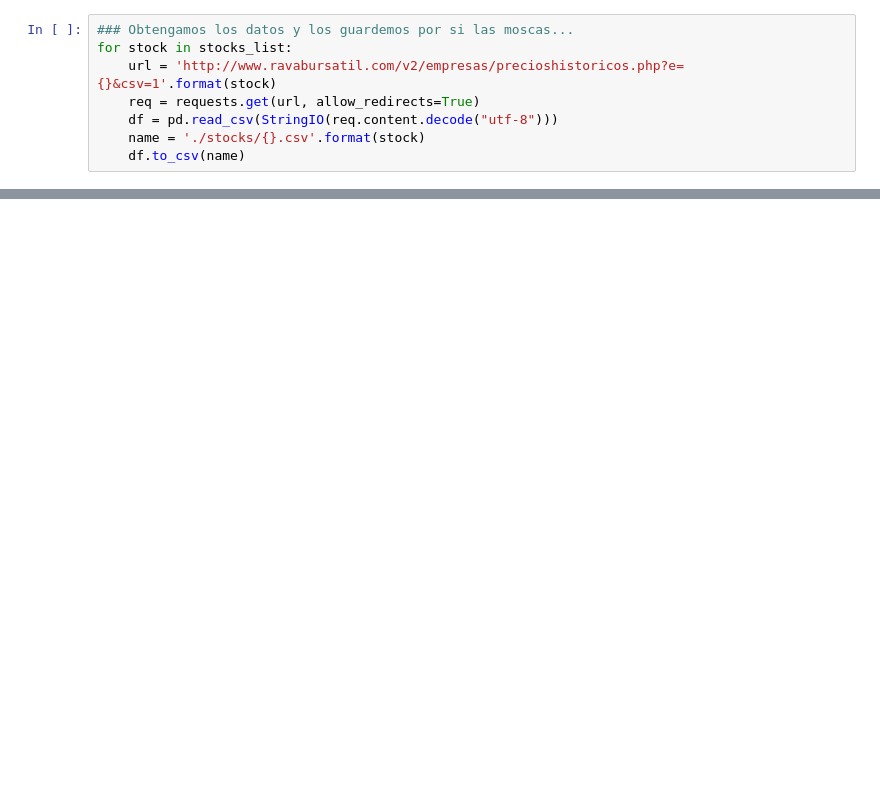
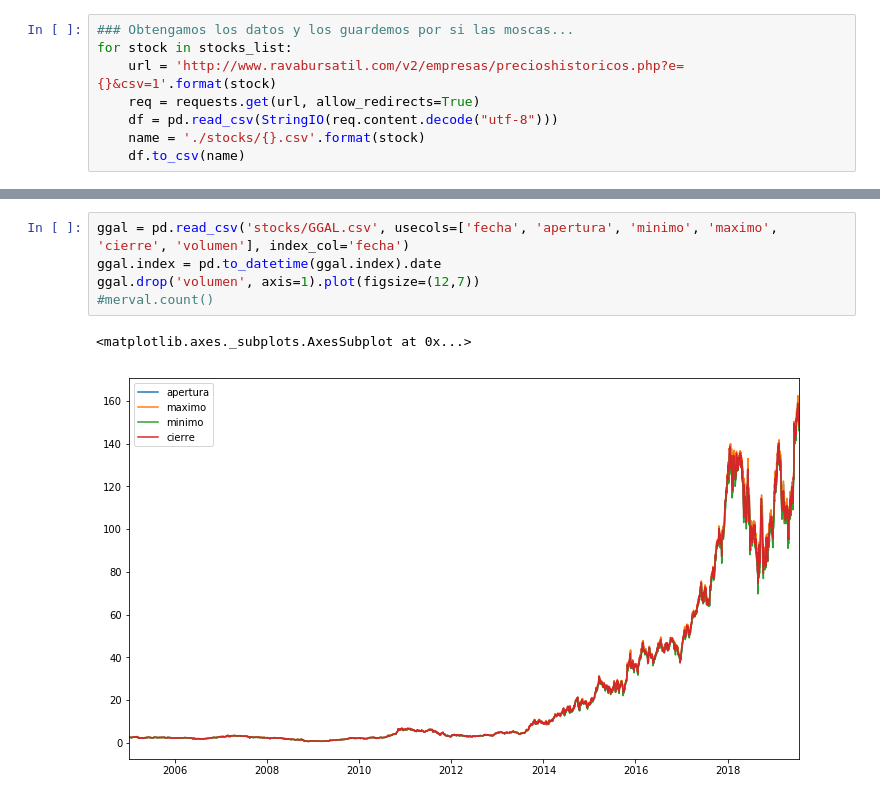
Before and after one commit to lbiedma/diplodatos2019, a Jupyter notebook: Práctico 2 - Introducción al Aprendizaje Automático.ipynb, the cells around one changed output, grey strips where cells are left out. Drawn from its saved outputs; the diff is of its cells as text; blank space fills up the shorter version.

```diff
--- a/Práctico 2 - Introducción al Aprendizaje Automático.ipynb
+++ b/Práctico 2 - Introducción al Aprendizaje Automático.ipynb
@@ -56,0 +59,8 @@ Otra cosa a tener en cuenta: Los datos históricos de mercado generan **series d
+# %%
+ggal = pd.read_csv('stocks/GGAL.csv', usecols=['fecha', 'apertura', 'minimo', 'maximo', 'cierre', 'volumen'], index_col='fecha')
+ggal.index = pd.to_datetime(ggal.index).date
+ggal.drop('volumen', axis=1).plot(figsize=(12,7))
+#merval.count()
+# %% [output]
+<matplotlib.axes._subplots.AxesSubplot at 0x...>
+[figure, added]
```
Also changed, not shown: parts of 13 cells of this notebook.
